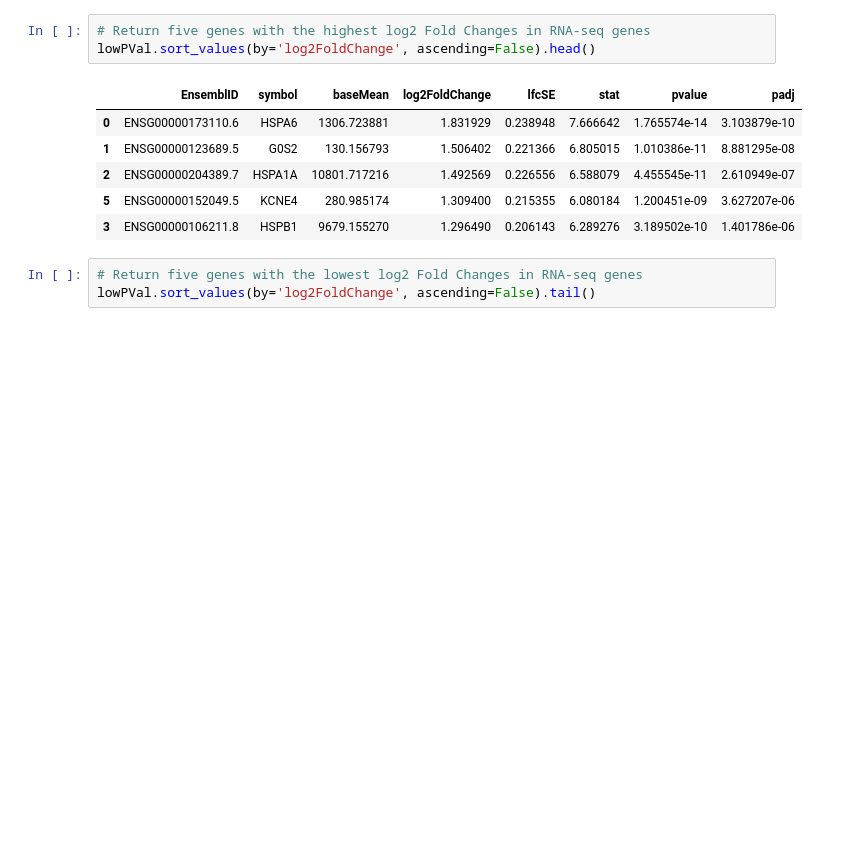
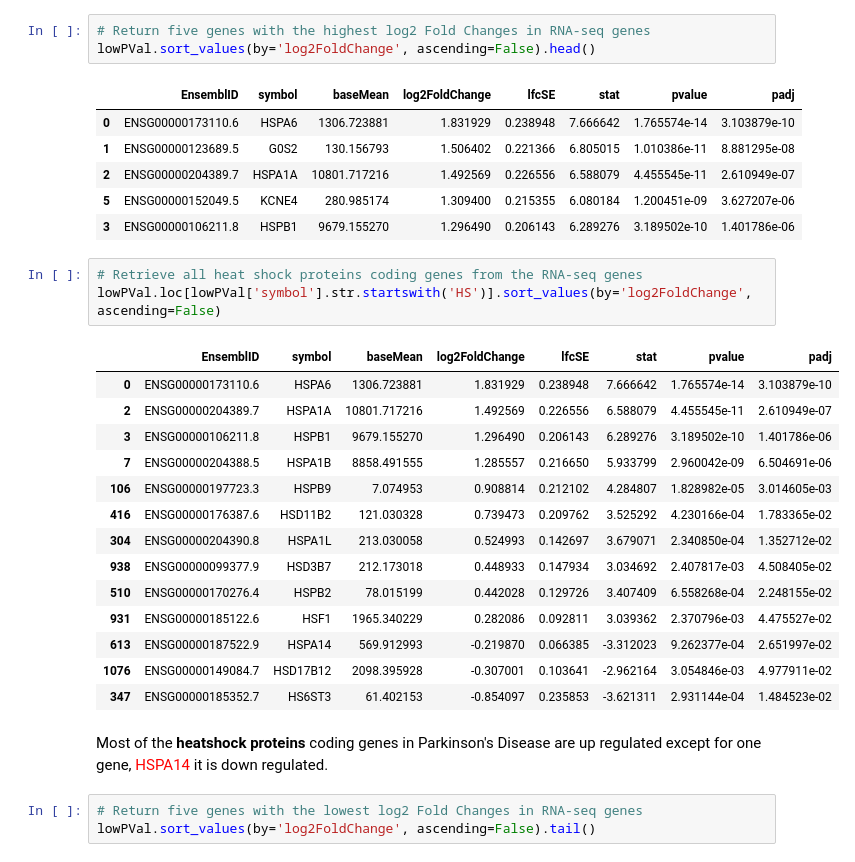
Before and after one commit to J-Wengler/winter-internship-2017, a Jupyter notebook: src/Distribution of Log Fold Change.ipynb, the cells around one changed output. Saved outputs shown, nothing was run; the diff lists cells and outputs as text; blank space fills up the shorter version.

```diff
--- a/src/Distribution of Log Fold Change.ipynb
+++ b/src/Distribution of Log Fold Change.ipynb
@@ -223,6 +226,26 @@ lowPVal.sort_values(by='log2FoldChange', ascending=False).head()
 | 2 | ENSG00000204389.7 | HSPA1A | 10801.717216 | 1.492569 | 0.226556 | 6.588079 | 4.455545e-11 | 2.610949e-07 |
 | 5 | ENSG00000152049.5 | KCNE4 | 280.985174 | 1.309400 | 0.215355 | 6.080184 | 1.200451e-09 | 3.627207e-06 |
 | 3 | ENSG00000106211.8 | HSPB1 | 9679.155270 | 1.296490 | 0.206143 | 6.289276 | 3.189502e-10 | 1.401786e-06 |
+# %%
+# Retrieve all heat shock proteins coding genes from the RNA-seq genes
+lowPVal.loc[lowPVal['symbol'].str.startswith('HS')].sort_values(by='log2FoldChange', ascending=False)
+# %% [output]
+|  | EnsemblID | symbol | baseMean | log2FoldChange | lfcSE | stat | pvalue | padj |
+| 0 | ENSG00000173110.6 | HSPA6 | 1306.723881 | 1.831929 | 0.238948 | 7.666642 | 1.765574e-14 | 3.103879e-10 |
+| 2 | ENSG00000204389.7 | HSPA1A | 10801.717216 | 1.492569 | 0.226556 | 6.588079 | 4.455545e-11 | 2.610949e-07 |
+| 3 | ENSG00000106211.8 | HSPB1 | 9679.155270 | 1.296490 | 0.206143 | 6.289276 | 3.189502e-10 | 1.401786e-06 |
+| 7 | ENSG00000204388.5 | HSPA1B | 8858.491555 | 1.285557 | 0.216650 | 5.933799 | 2.960042e-09 | 6.504691e-06 |
+| 106 | ENSG00000197723.3 | HSPB9 | 7.074953 | 0.908814 | 0.212102 | 4.284807 | 1.828982e-05 | 3.014605e-03 |
+| 416 | ENSG00000176387.6 | HSD11B2 | 121.030328 | 0.739473 | 0.209762 | 3.525292 | 4.230166e-04 | 1.783365e-02 |
+| 304 | ENSG00000204390.8 | HSPA1L | 213.030058 | 0.524993 | 0.142697 | 3.679071 | 2.340850e-04 | 1.352712e-02 |
+| 938 | ENSG00000099377.9 | HSD3B7 | 212.173018 | 0.448933 | 0.147934 | 3.034692 | 2.407817e-03 | 4.508405e-02 |
+| 510 | ENSG00000170276.4 | HSPB2 | 78.015199 | 0.442028 | 0.129726 | 3.407409 | 6.558268e-04 | 2.248155e-02 |
+| 931 | ENSG00000185122.6 | HSF1 | 1965.340229 | 0.282086 | 0.092811 | 3.039362 | 2.370796e-03 | 4.475527e-02 |
+| 613 | ENSG00000187522.9 | HSPA14 | 569.912993 | -0.219870 | 0.066385 | -3.312023 | 9.262377e-04 | 2.651997e-02 |
+| 1076 | ENSG00000149084.7 | HSD17B12 | 2098.395928 | -0.307001 | 0.103641 | -2.962164 | 3.054846e-03 | 4.977911e-02 |
+| 347 | ENSG00000185352.7 | HS6ST3 | 61.402153 | -0.854097 | 0.235853 | -3.621311 | 2.931144e-04 | 1.484523e-02 |
+# %% [markdown]
+Most of the **heatshock proteins** coding genes in Parkinson's Disease are up regulated except for one gene, <span style='color:red'>HSPA14</span> it is down regulated.
 # %%
 # Return five genes with the lowest log2 Fold Changes in RNA-seq genes
 lowPVal.sort_values(by='log2FoldChange', ascending=False).tail()
```
Also changed, not shown: parts of 3 cells of this notebook, 2 other files.
